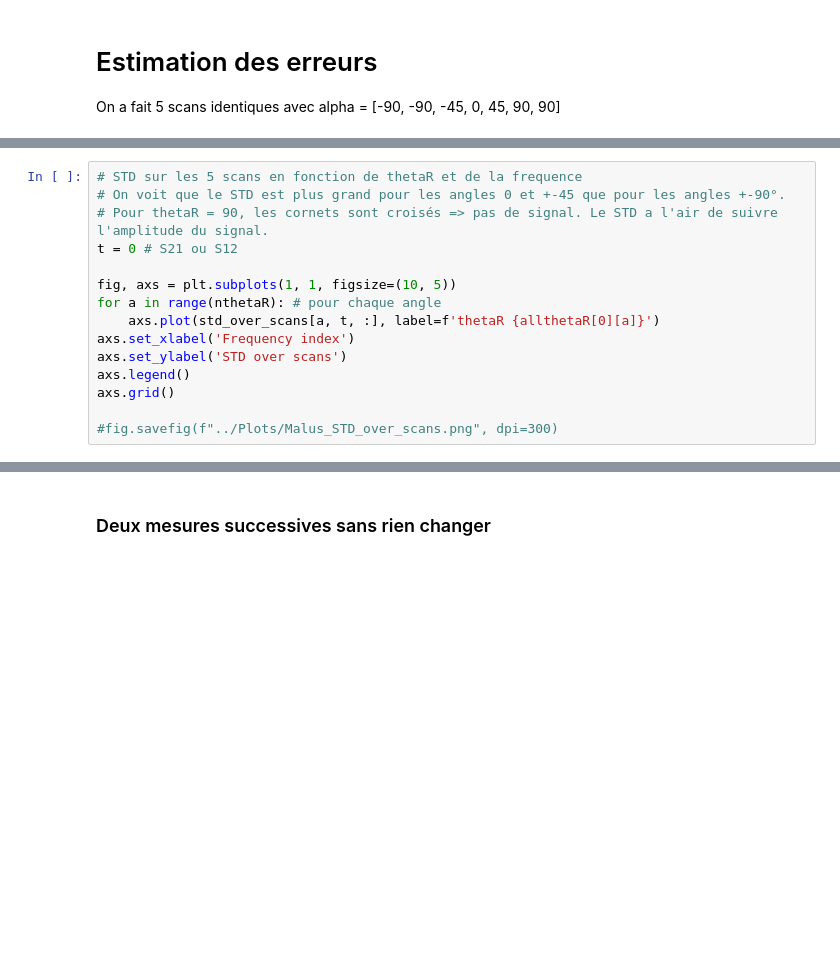
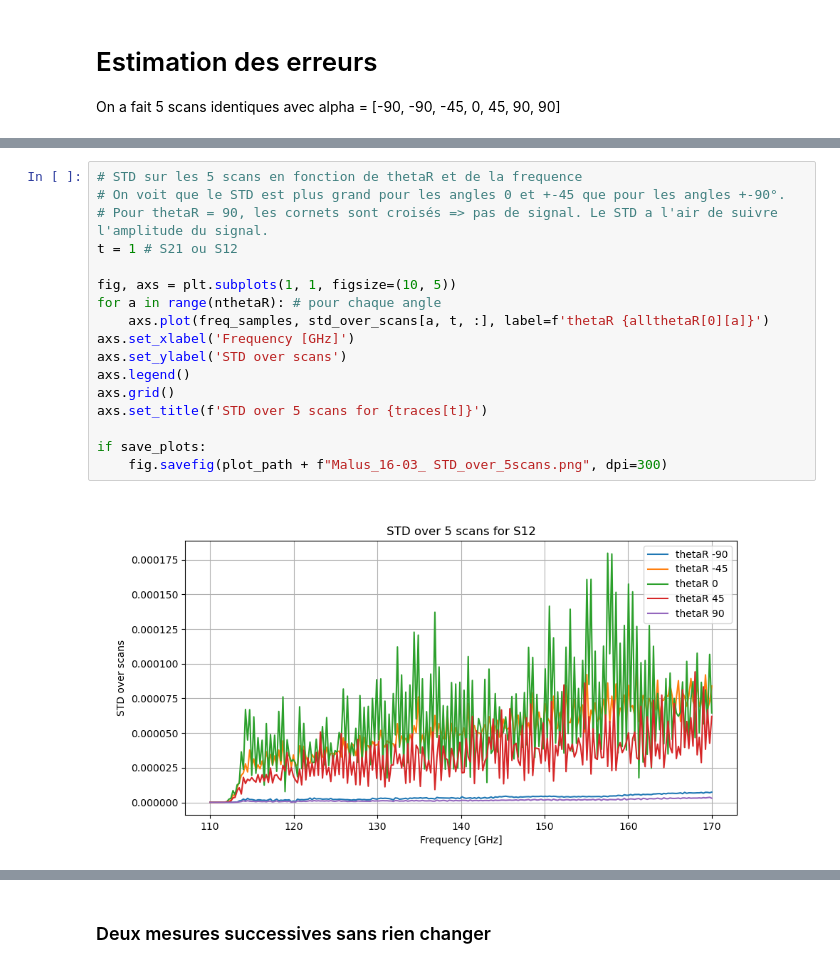
Before and after one commit to mousset/COSMOCal, a Jupyter notebook: Analyse_Malus_thetaR.ipynb, the cells around one changed output, grey strips where cells are left out. Drawn from its saved outputs; the diff is of its cells as text; blank space fills up the shorter version.

```diff
--- a/Analyse_Malus_thetaR.ipynb
+++ b/Analyse_Malus_thetaR.ipynb
@@ -288,18 +474,22 @@ print(mean_over_scans.shape)
 # %%
 # STD sur les 5 scans en fonction de thetaR et de la frequence
 # On voit que le STD est plus grand pour les angles 0 et +-45 que pour les angles +-90°.
 # Pour thetaR = 90, les cornets sont croisés => pas de signal. Le STD a l'air de suivre l'amplitude du signal.
-t = 0 # S21 ou S12
+t = 1 # S21 ou S12
 
 fig, axs = plt.subplots(1, 1, figsize=(10, 5))
 for a in range(nthetaR): # pour chaque angle
-    axs.plot(std_over_scans[a, t, :], label=f'thetaR {allthetaR[0][a]}')
-axs.set_xlabel('Frequency index')
+    axs.plot(freq_samples, std_over_scans[a, t, :], label=f'thetaR {allthetaR[0][a]}')
+axs.set_xlabel('Frequency [GHz]')
 axs.set_ylabel('STD over scans')
 axs.legend()
 axs.grid()
+axs.set_title(f'STD over 5 scans for {traces[t]}')
 
-#fig.savefig(f"../Plots/Malus_STD_over_scans.png", dpi=300)
+if save_plots:
+    fig.savefig(plot_path + f"Malus_16-03_ STD_over_5scans.png", dpi=300)
+# %% [output]
+[figure, added]
 # %%
 mean_over_scansfreq = np.mean(allmag_lin, axis=(0, 3))
 std_over_scansfreq = np.std(allmag_lin, axis=(0, 3)) # [nangle, nS]
```
Also changed, not shown: parts of 30 cells of this notebook, 2 other files.
